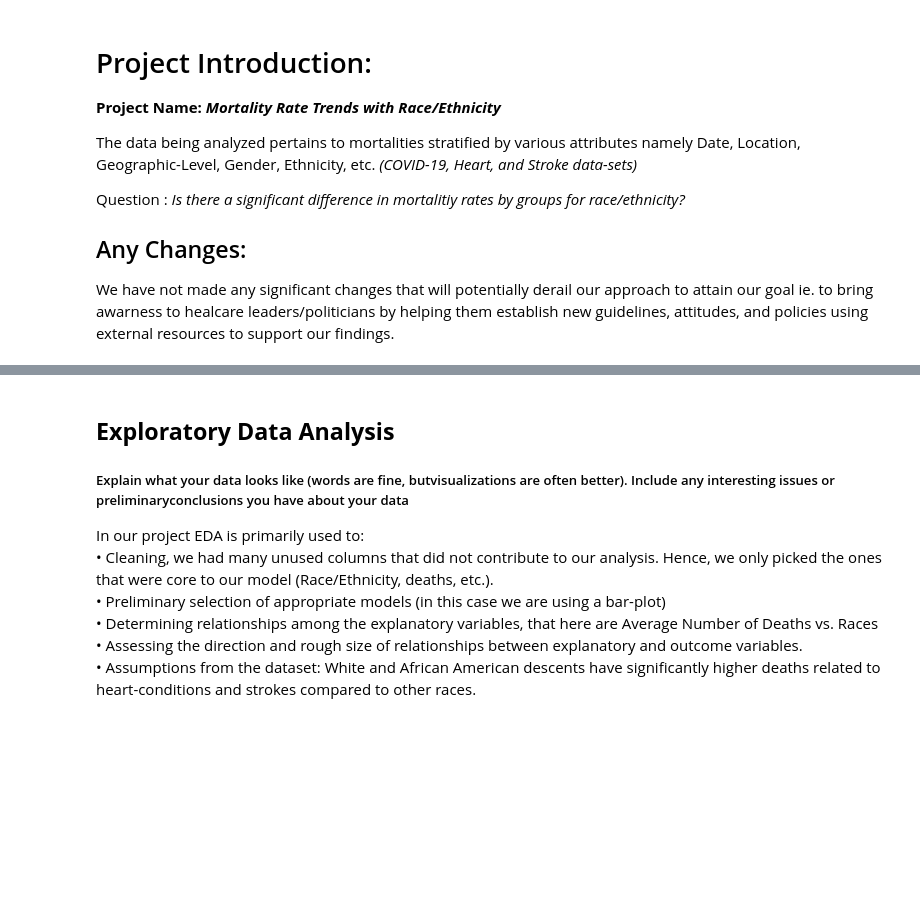
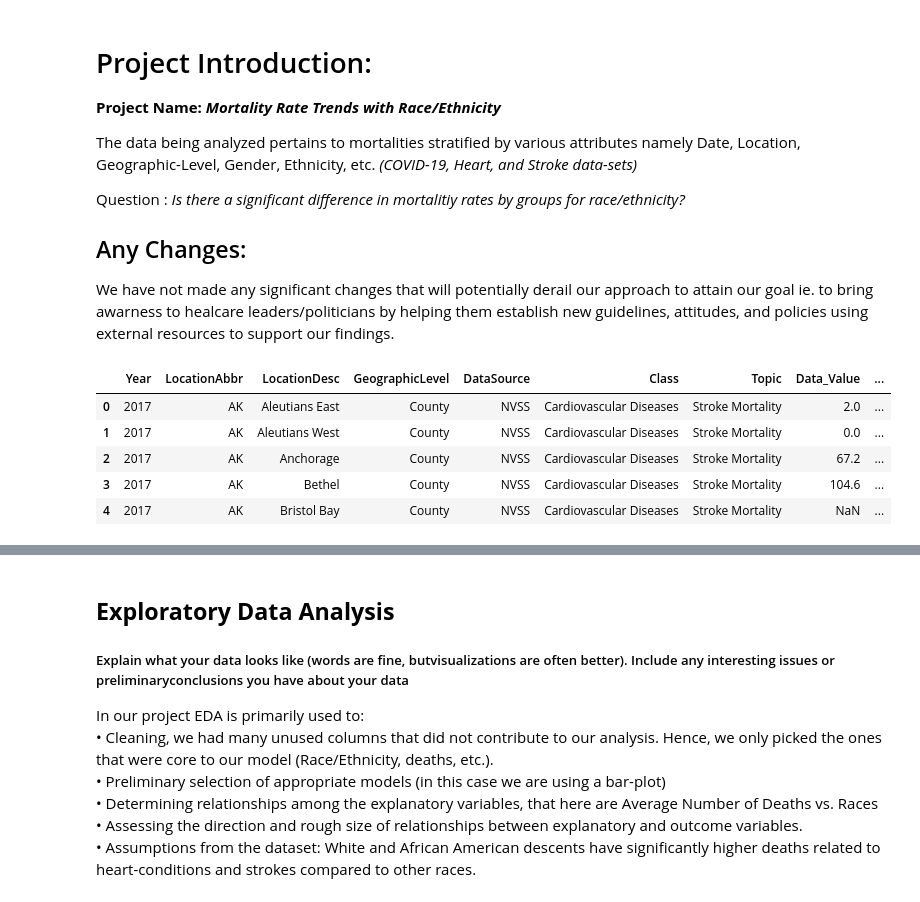
Before and after one commit to uic-cs418/cs418-spring22-quiz-gods, a Jupyter notebook: clean.ipynb, the cells around one changed output, grey strips where cells are left out. Drawn from its saved outputs; the diff is of its cells as text; code cells hidden in the pictures; blank space fills up the shorter version.

```diff
--- a/clean.ipynb
+++ b/clean.ipynb
@@ -25,17 +17,26 @@ stroke = pd.read_csv('strokemortality.csv') #Year for every data observation is
 # %%
 #Drop columns that are not necessary for analysis
 # covidNotUsed = ['Year', 'Footnote']
 # coviddf = removeC(covid, covidNotUsed)
 
 heartNotUsed = ['Year','LocationDesc','GeographicLevel','DataSource','Class','Topic','Data_Value_Unit','Data_Value_Type',
                  'StratificationCategory1','Data_Value_Footnote_Symbol','StratificationCategory2',
                  'TopicID','LocationID','Location 1']
 heartDf = removeC(heart, heartNotUsed)
 
 strokeNotUsed = ['Year','LocationDesc','DataSource','Class','Topic','Data_Value_Unit','Data_Value_Type',
                  'StratificationCategory1','Data_Value_Footnote_Symbol','StratificationCategory2',
                  'TopicID','LocationID','Y_lat','X_lon','GeographicLevel']
 strokeDf = removeC(stroke, strokeNotUsed)
+
+stroke.head()
+# %% [output]
+|  | Year | LocationAbbr | LocationDesc | GeographicLevel | DataSource | Class | Topic | Data_Value | ... |
+| 0 | 2017 | AK | Aleutians East | County | NVSS | Cardiovascular Diseases | Stroke Mortality | 2.0 | ... |
+| 1 | 2017 | AK | Aleutians West | County | NVSS | Cardiovascular Diseases | Stroke Mortality | 0.0 | ... |
+| 2 | 2017 | AK | Anchorage | County | NVSS | Cardiovascular Diseases | Stroke Mortality | 67.2 | ... |
+| 3 | 2017 | AK | Bethel | County | NVSS | Cardiovascular Diseases | Stroke Mortality | 104.6 | ... |
+| 4 | 2017 | AK | Bristol Bay | County | NVSS | Cardiovascular Diseases | Stroke Mortality | NaN | ... |
 # %%
 #We want data analysis to be easy to process and less time to take, so let's clarify some column values and
 #create a legend key to shorten the column values to look through the dataset
```
Also changed, not shown: parts of 3 cells of this notebook, 2 other files.
